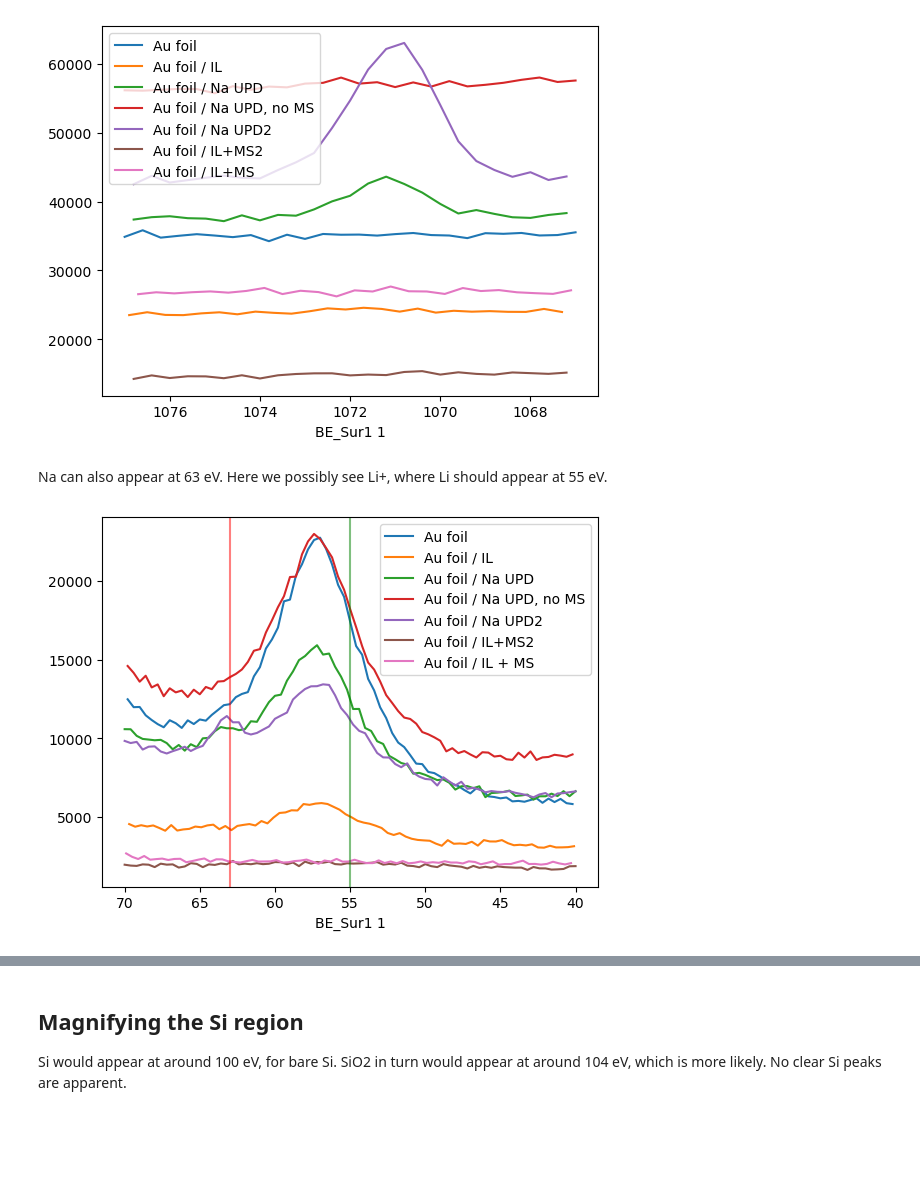
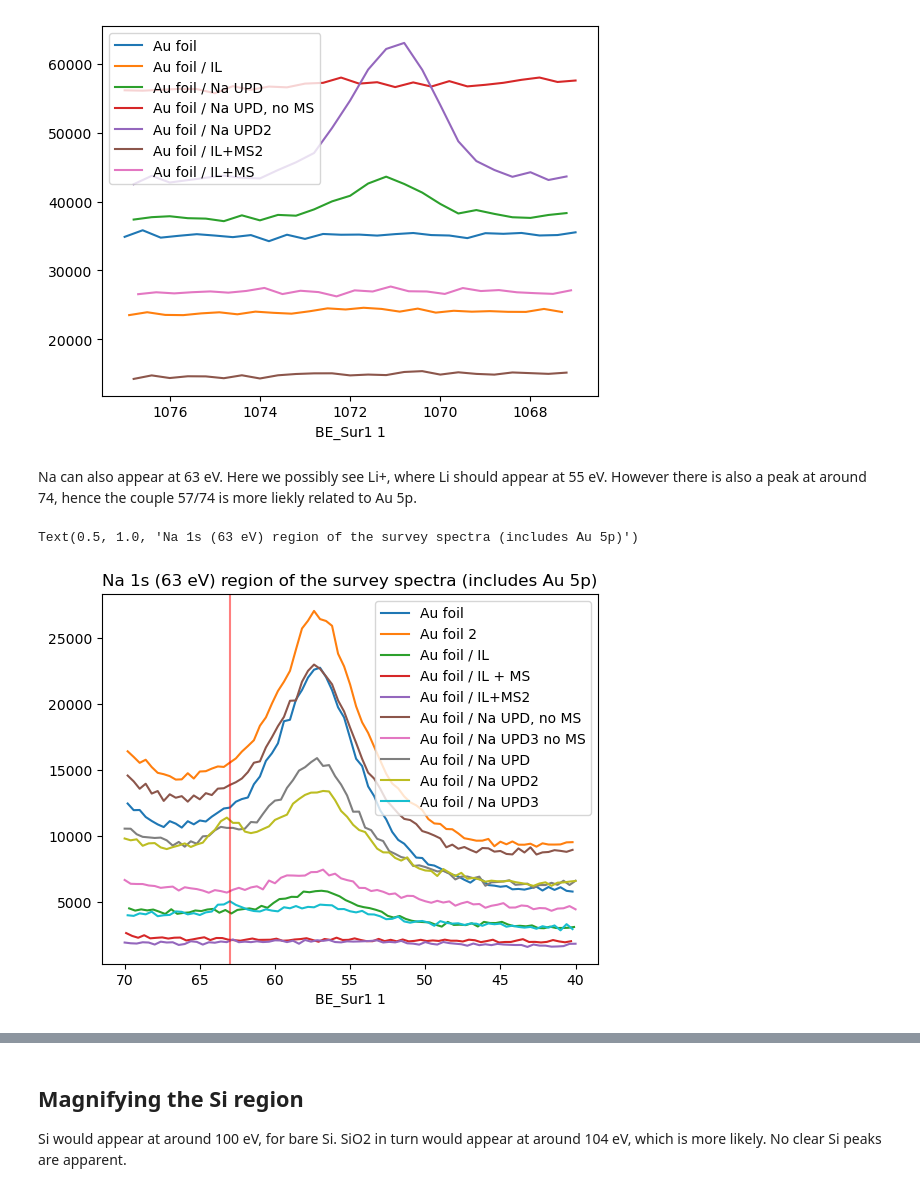
Before and after one commit to theoechem/article_MAHE_2024_IL_pitfalls, a Jupyter notebook: doc/xps.ipynb, the cells around one changed output, grey strips where cells are left out. Cells and saved outputs as stored; diff of their text form; code cells hidden in the pictures; blank space fills up the shorter version.

```diff
--- a/doc/xps.ipynb
+++ b/doc/xps.ipynb
@@ -45,0 +36,22 @@ df_Au.head(3)
+# %%
+# create DataFrames
+df_Au = pd.read_csv(file_Au, header=3)
+df_Au2 = pd.read_csv(file_Au2, header=3)
+
+df_Au_IL = pd.read_csv(file_Au_IL, header=3)
+
+df_Au_MS = pd.read_csv(file_Au_MS, header=3)
+df_Au_MS2 = pd.read_csv(file_Au_MS2, header=3)
+
+
+df_Au_Na = pd.read_csv(file_Au_Na, header=3)
+df_Au_Na2 = pd.read_csv(file_Au_Na2, header=3)
+
+df_Au_Na_MS = pd.read_csv(file_Au_Na_MS, header=3)
+df_Au_Na_MS2 = pd.read_csv(file_Au_Na_MS2, header=3)
+df_Au_Na_MS3 = pd.read_csv(file_Au_Na_MS3, header=3)
+
+
+# to some extend the files have different number of columns
+print(df_Au_Na.head(3))
+print(df_Au.head(3))
@@ -107,26 +437,38 @@ ax.invert_xaxis()
 # %% [output]
 [figure]
 # %% [markdown]
-Na can also appear at 63 eV. Here we possibly see Li+, where Li should appear at 55 eV.
+Na can also appear at 63 eV. Here we possibly see Li+, where Li should appear at 55 eV. However there is also a peak at around 74, hence the couple 57/74 is more liekly related to Au 5p.
 # %%
 Na_limits =[40, 70]
 
 fig, ax = plt.subplots()
 df_Au[df_Au['BE_Sur1 1'].between(*Na_limits)].plot('BE_Sur1 1', 'CPS_Sur1 1', ax=ax, label='Au foil')
+df_Au2[df_Au2['BE_Sur1 1'].between(*Na_limits)].plot('BE_Sur1 1', 'CPS_Sur1 1', ax=ax, label='Au foil 2')
+
 df_Au_IL[df_Au_IL['BE_Sur1 1'].between(*Na_limits)].plot('BE_Sur1 1', 'CPS_Sur1 1', ax=ax, label='Au foil / IL')
+
+df_Au_MS[df_Au_MS['BE_Sur1 1'].between(*Na_limits)].plot('BE_Sur1 1', 'CPS_Sur1 1', ax=ax, label='Au foil / IL + MS')
+df_Au_MS2[df_Au_MS2['BE_Sur1 1'].between(*Na_limits)].plot('BE_Sur1 1', 'CPS_Sur1 1', ax=ax, label='Au foil / IL+MS2')
+
+
+df_Au_Na[df_Au_Na['BE_Sur1 1'].between(*Na_limits)].plot('BE_Sur1 1', 'CPS_Sur1 1', ax=ax, label='Au foil / Na UPD, no MS')
+df_Au_Na2[df_Au_Na2['BE_Sur1 1'].between(*Na_limits)].plot('BE_Sur1 1', 'CPS_Sur1 1', ax=ax, label='Au foil / Na UPD3 no MS')
+
+
 df_Au_Na_MS[df_Au_Na_MS['BE_Sur1 1'].between(*Na_limits)].plot('BE_Sur1 1', 'CPS_Sur1 1', ax=ax, label='Au foil / Na UPD')
-df_Au_Na[df_Au_Na['BE_Sur1 1'].between(*Na_limits)].plot('BE_Sur1 1', 'CPS_Sur1 1', ax=ax, label='Au foil / Na UPD, no MS')
 df_Au_Na_MS2[df_Au_Na_MS2['BE_Sur1 1'].between(*Na_limits)].plot('BE_Sur1 1', 'CPS_Sur1 1', ax=ax, label='Au foil / Na UPD2')
-df_Au_MS2[df_Au_MS2['BE_Sur1 1'].between(*Na_limits)].plot('BE_Sur1 1', 'CPS_Sur1 1', ax=ax, label='Au foil / IL+MS2')
-df_Au_MS[df_Au_MS['BE_Sur1 1'].between(*Na_limits)].plot('BE_Sur1 1', 'CPS_Sur1 1', ax=ax, label='Au foil / IL + MS')
+df_Au_Na_MS3[df_Au_Na_MS3['BE_Sur1 1'].between(*Na_limits)].plot('BE_Sur1 1', 'CPS_Sur1 1', ax=ax, label='Au foil / Na UPD3')
+
 ax.invert_xaxis()
 
-Li = [55]
+
 Na = [63]
-for i in Li:
-    ax.axvline(i, color='green', alpha=0.5)
+# Ag = [58, 64, 97] # should appear as doublet on the first two lines 4p
 
 for i in Na:
     ax.axvline(i, color='red', alpha=0.5)
+
+ax.set_title('Na 1s (63 eV) region of the survey spectra (includes Au 5p)')
 # %% [output]
+Text(0.5, 1.0, 'Na 1s (63 eV) region of the survey spectra (includes Au 5p)')
-[figure, old version]
+[figure, new version]
```
Also changed, not shown: parts of 40 cells of this notebook, 25 other files.
